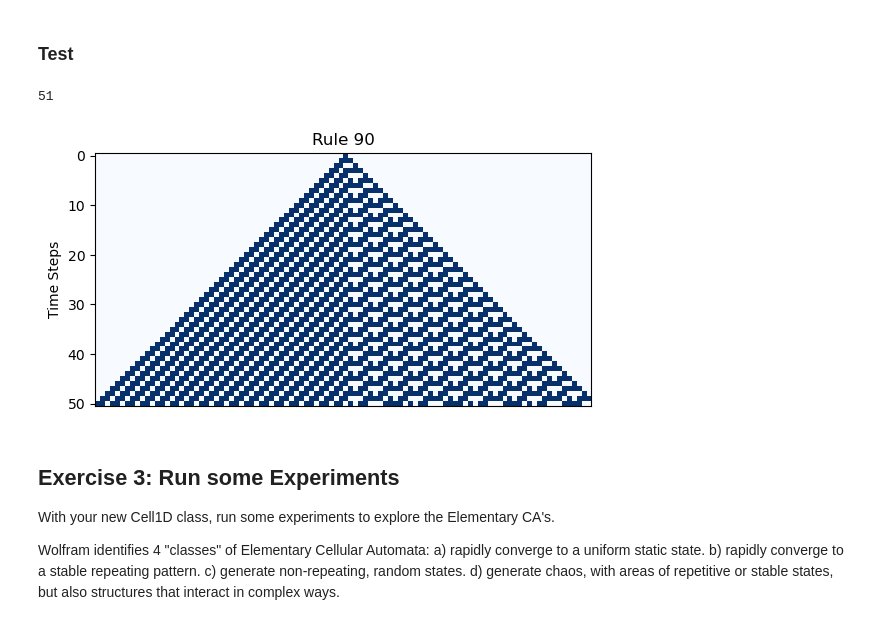
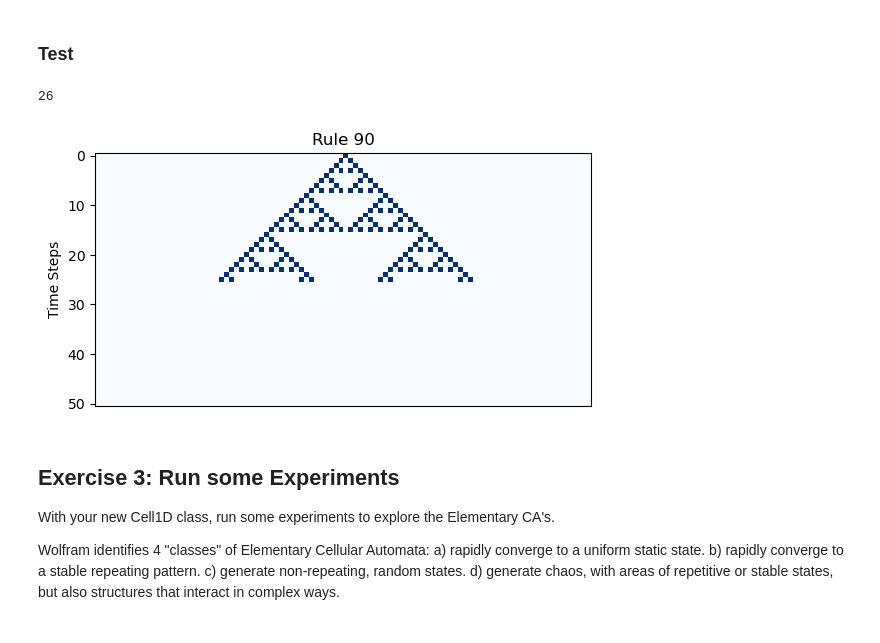
Before and after one commit to CounterCookie/cap-comp215, a Jupyter notebook: labs/lab05.ipynb, the cells around one changed output. Drawn from its saved outputs; the diff is of its cells as text; code cells hidden in the pictures.

```diff
--- a/labs/lab05.ipynb
+++ b/labs/lab05.ipynb
@@ -168,8 +168,8 @@ class Cell1D:
     def draw(self, title):
         plot_ca(self.ca, title=title)
 
-rr = Cell1D(100, 62)
-rr.simulate(50)
+rr = Cell1D(start_state=100, rule=90)
+rr.simulate(steps=50)
 
 rr.draw('Rule 90')
 # %% [output]
@@ -177,15 +177,16 @@ rr.draw('Rule 90')
 # %% [markdown]
 ### Test
 # %%
-# takes 1 step
-rr.step(auto=1)
+# takes 25 steps
+for i in range(25):
+    rr.step(auto=0) # auto can be omitted.
 
 
 rr.draw('Rule 90')
 print(rr.stepCount)
 # %% [output]
-51
+26
-[figure, old version]
+[figure, new version]
 # %% [markdown]
 ## Exercise 3: Run some Experiments
 With your new Cell1D class, run some experiments to explore the Elementary CA's.
```
Also changed, not shown: parts of 2 cells of this notebook.
